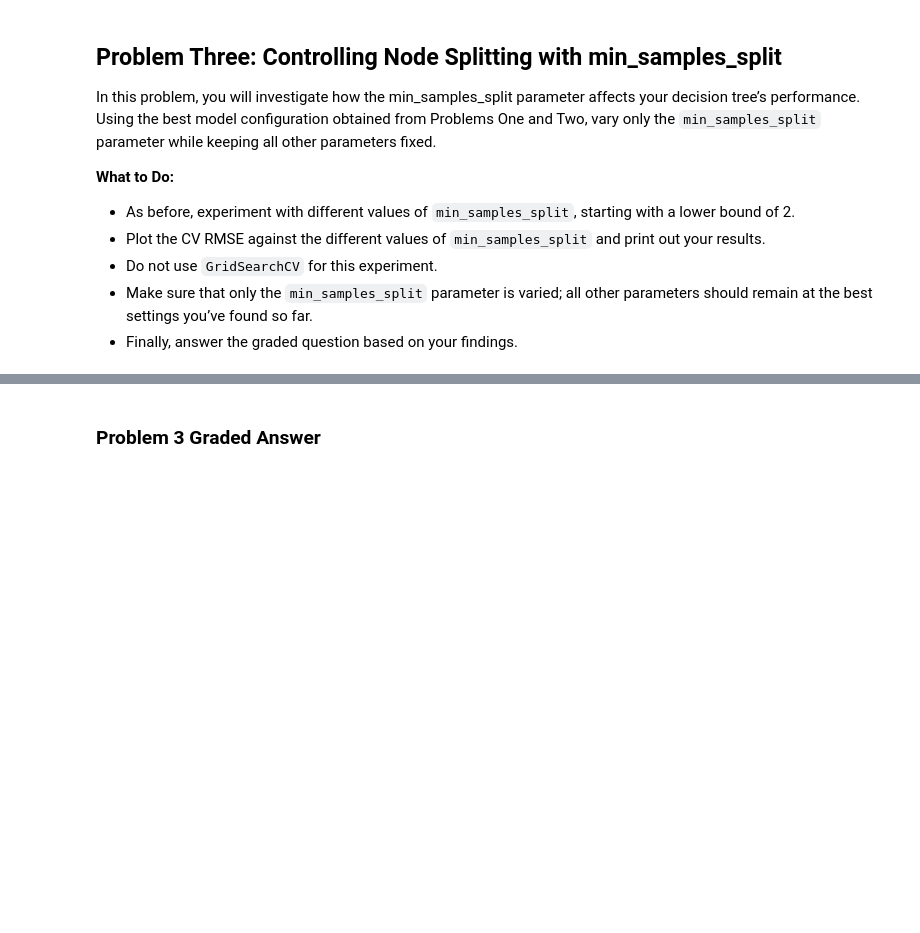
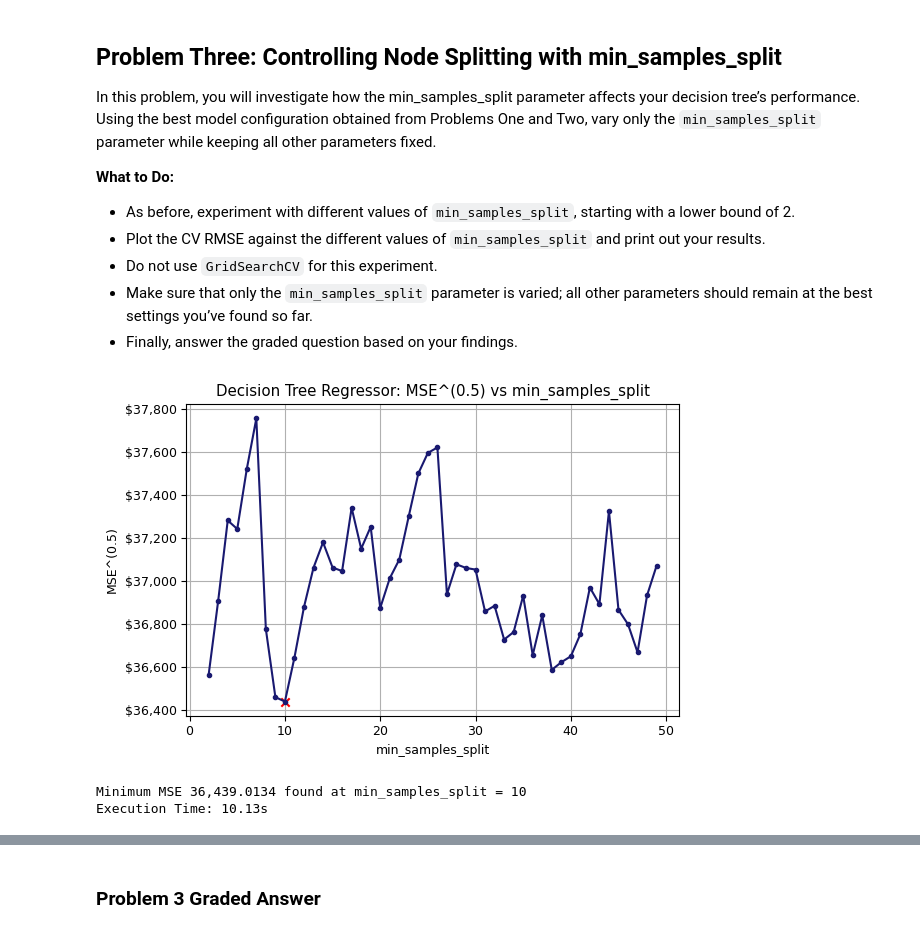
Before and after one commit to ArunR-DSML/Module-3-Assignments, a Jupyter notebook: Homework_06.ipynb, the cells around one changed output, grey strips where cells are left out. Cells and saved outputs as stored; diff of their text form; code cells hidden in the pictures; blank space fills up the shorter version.

```diff
--- a/Homework_06.ipynb
+++ b/Homework_06.ipynb
@@ -472,0 +722,9 @@ What to Do:
+# %%
+dict_2_max_features_test = summarize('Max Features Test',
+                   min_MSE.round(4),
+                   max_depth        = max_depth,
+                   max_leaf_nodes   = max_leaf_nodes,
+                   max_features     = parameter_list[min_index],
+                   execution_time   = execution_time
+                   )
+dict_2_max_features_test
@@ -496,0 +776,59 @@ In this problem, you will investigate how the min_samples_split parameter affect
+# %%
+# Your code here
+
+
+start           = time.time() # Record beginning time
+
+exp_factor      = 0.5
+# folds           = 5
+max_depth       = dict_2_max_features_test['max_depth']
+max_features    = dict_2_max_features_test['max_features']
+max_leaf_nodes  = dict_2_max_features_test['max_leaf_nodes']
+param           = 'min_samples_split'
+parameter_list  = range(2,50)
+MSEs = []
+
+for s in tqdm(parameter_list):
+    MSEs.append(run_decision_tree_regressor(X_train, y_train,
+                                            max_depth           = max_depth,
+                                            max_features        = max_features,
+                                            min_samples_split   = s,
+                                            min_samples_leaf    = 1,
+                                            max_leaf_nodes      = max_leaf_nodes,
+                                            criterion           = 'squared_error',
+                                            ccp_alpha           = 0.0,
+                                            random_state        = 42,
+                                            # cv                  = folds ,
+                                            n_jobs              = -1,
+                                            visualize           = False,
+                                            exp_factor          = exp_factor))
+
+
+min_MSE = min(MSEs) # Find the minimum value
+min_index = MSEs.index(min_MSE) # Find the index of the minimum value
+
+plt.figure(figsize = (6, 4))
+plt.title(f"Decision Tree Regressor: MSE^({exp_factor}) vs {param}")
+plt.plot(parameter_list, MSEs, marker='.', color = 'midnightblue')
+plt.scatter([parameter_list[min_index]], [min_MSE], marker='x', color='red')
+plt.xlabel(param)
+plt.ylabel(f"MSE^({exp_factor})")
+plt.gca().yaxis.set_major_formatter(mticker.FuncFormatter(dollar_format))
+
+plt.grid()
+plt.tight_layout()
+plt.show()
+
+if isinstance(parameter_list[min_index], int):
+    print(f"Minimum MSE {min_MSE:,.4f} found at {param} = {parameter_list[min_index]}")
+else:
+    print(f"Minimum MSE {min_MSE:,.4f} found at {param} = {parameter_list[min_index]}")
+
+# Record end time and execution time
+end             = time.time()
+execution_time  = end - start
+print(f"Execution Time: {execution_time:.2f}s")
+# %% [output]
+[figure, added]
+Minimum MSE 36,439.0134 found at min_samples_split = 10
+Execution Time: 10.13s
```
Also changed, not shown: parts of 48 cells of this notebook.
